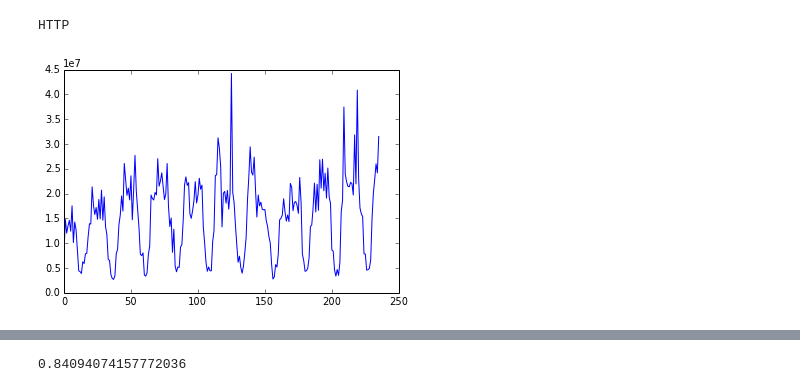
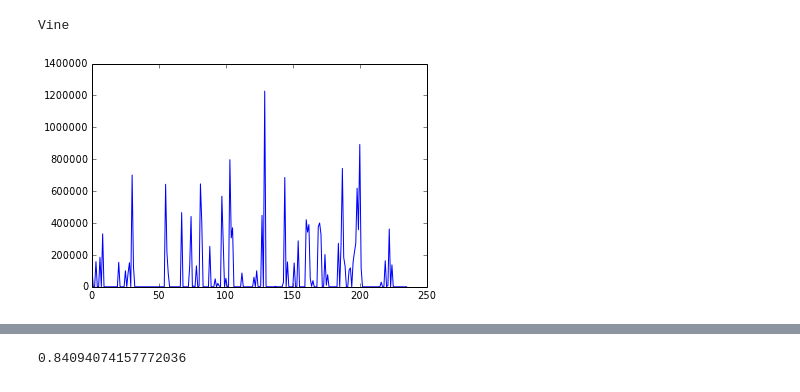
Before and after one commit to arnarn/projekt, a Jupyter notebook: project.ipynb, the cells around one changed output, grey strips where cells are left out. Cells and saved outputs as stored; diff of their text form; code cells hidden in the pictures.

```diff
--- a/project.ipynb
+++ b/project.ipynb
@@ -42,13 +103,11 @@ def collect_services(reportList):
 # %%
 reptimes = map(get_time, reports)
 # %%
-# What feature to use (E.g.: 'Akamai DLM', 'HTTP', 'Apple maps', Diablo 3')
-servicename = 'HTTP'
-feature_speeds = []
-for x in reports:
-    feature_speeds.append(getSpeedForService(x, servicename))
+# What feature to use (E.g.: 'YouTube', 'HTTP', 'Apple maps', Diablo 3')
+servicename = 'Vine'
+feature_speeds = GETfeature_speeds(servicename)
 plt.plot(range(0,len(feature_speeds)),feature_speeds)
 print servicename
 # %% [output]
-HTTP
+Vine
-[figure, old version]
+[figure, new version]
```
Also changed, not shown: parts of 11 cells of this notebook.
